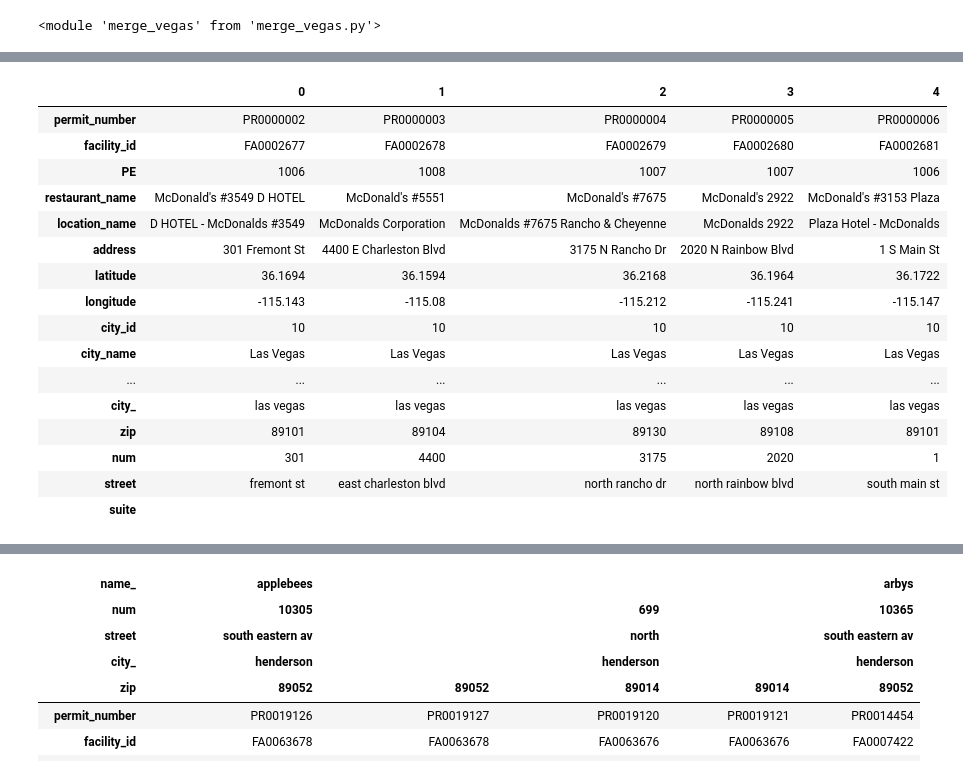
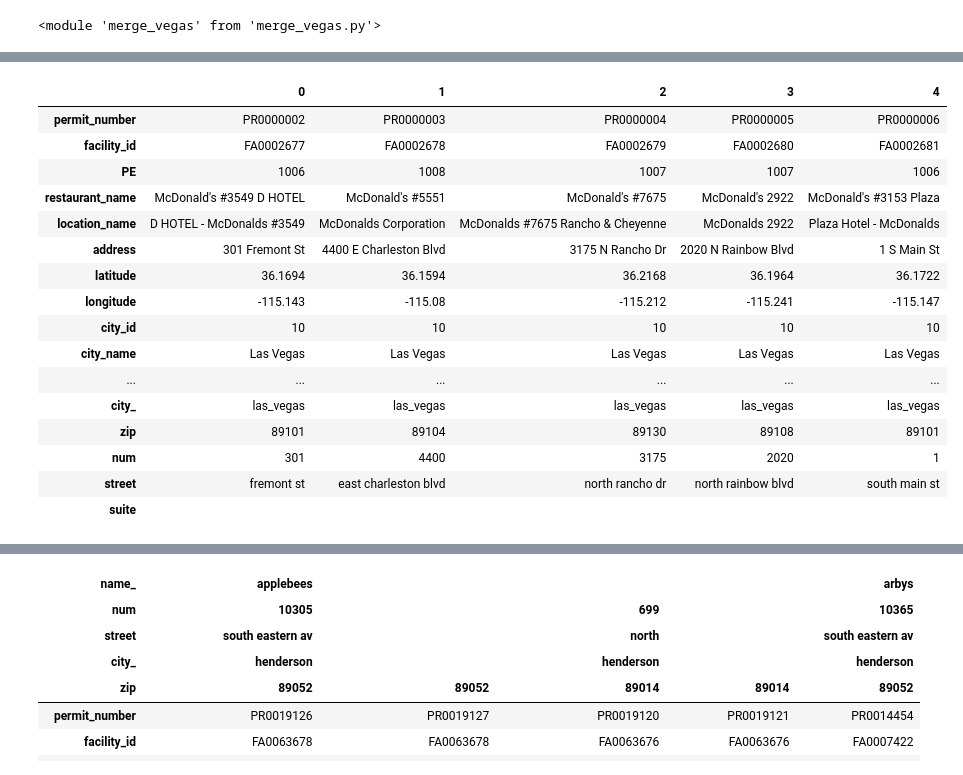
Before and after one commit to tbackes/yelp-health, a Jupyter notebook: code/yelp-EDA.ipynb, the cells around one changed output, grey strips where cells are left out. Cells and saved outputs as stored; diff of their text form; code cells hidden in the pictures.

```diff
--- a/code/yelp-EDA.ipynb
+++ b/code/yelp-EDA.ipynb
@@ -265,26 +432,26 @@ reload(lib)
 # %%
 NV = H.copy()
 NV['name_'] = H.restaurant_name.apply(lib.standard_name)
-NV['city_'] = NV.city_name.apply(lambda x: x.lower().strip())
+NV['city_'] = NV.city_name.apply(lambda x: '_'.join(x.lower().strip().split()))
 NV['zip'] = NV.zip_code.apply(lambda x: np.nan if type(x)==float else x[:5])
 
 NV = pd.concat([NV, NV.address.apply(lib.split_address)], axis=1)
 
 NV.head().T
 # %% [output]
 |  | 0 | 1 | 2 | 3 | 4 |
 | permit_number | PR0000002 | PR0000003 | PR0000004 | PR0000005 | PR0000006 |
 | facility_id | FA0002677 | FA0002678 | FA0002679 | FA0002680 | FA0002681 |
 | PE | 1006 | 1008 | 1007 | 1007 | 1006 |
 | restaurant_name | McDonald's #3549 D HOTEL | McDonald's #5551 | McDonald's #7675 | McDonald's 2922 | McDonald's #3153 Plaza |
 | location_name | D HOTEL - McDonalds #3549 | McDonalds Corporation | McDonalds #7675 Rancho & Cheyenne | McDonalds 2922 | Plaza Hotel - McDonalds |
 | address | 301 Fremont St | 4400 E Charleston Blvd | 3175 N Rancho Dr | 2020 N Rainbow Blvd | 1 S Main St |
 | latitude | 36.1694 | 36.1594 | 36.2168 | 36.1964 | 36.1722 |
 | longitude | -115.143 | -115.08 | -115.212 | -115.241 | -115.147 |
 | city_id | 10 | 10 | 10 | 10 | 10 |
 | city_name | Las Vegas | Las Vegas | Las Vegas | Las Vegas | Las Vegas |
 | ... | ... | ... | ... | ... | ... |
-| city_ | las vegas | las vegas | las vegas | las vegas | las vegas |
+| city_ | las_vegas | las_vegas | las_vegas | las_vegas | las_vegas |
 | zip | 89101 | 89104 | 89130 | 89108 | 89101 |
 | num | 301 | 4400 | 3175 | 2020 | 1 |
 | street | fremont st | east charleston blvd | north rancho dr | north rainbow blvd | south main st |
```
Also changed, not shown: parts of 26 cells of this notebook, 1 other file.
